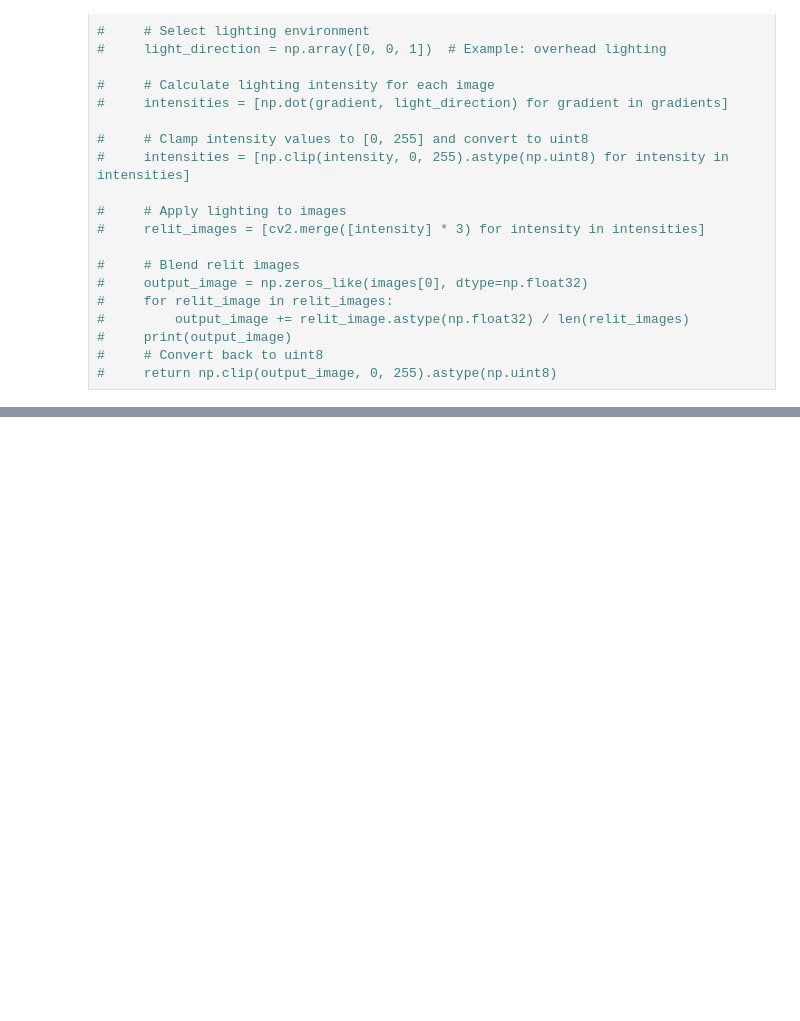
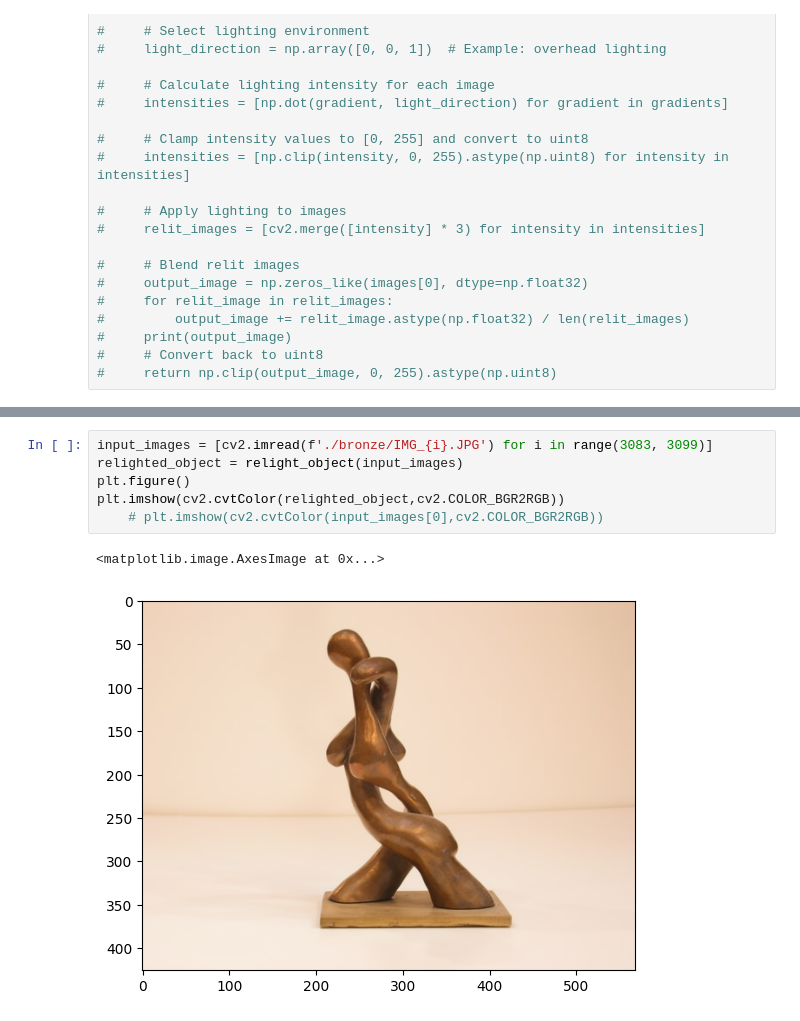
Before and after one commit to maciejm2517/wk_projekt_1, a Jupyter notebook: projekt.ipynb, the cells around one changed output, grey strips where cells are left out. Saved outputs shown, nothing was run; the diff lists cells and outputs as text; blank space fills up the shorter version.

```diff
--- a/projekt.ipynb
+++ b/projekt.ipynb
@@ -124,3 +193,12 @@ def relight_object(input_images):
+# %%
+input_images = [cv2.imread(f'./bronze/IMG_{i}.JPG') for i in range(3083, 3099)]
+relighted_object = relight_object(input_images)
+plt.figure()
+plt.imshow(cv2.cvtColor(relighted_object,cv2.COLOR_BGR2RGB))
+    # plt.imshow(cv2.cvtColor(input_images[0],cv2.COLOR_BGR2RGB))
+# %% [output]
+<matplotlib.image.AxesImage at 0x...>
+[figure, added]
 # %%
 input_images = [cv2.imread(f'./bronze/IMG_{i}.JPG') for i in range(3083, 3099)]
 relighted_object = relight_object(input_images)
```
Also changed, not shown: parts of 3 cells of this notebook.
